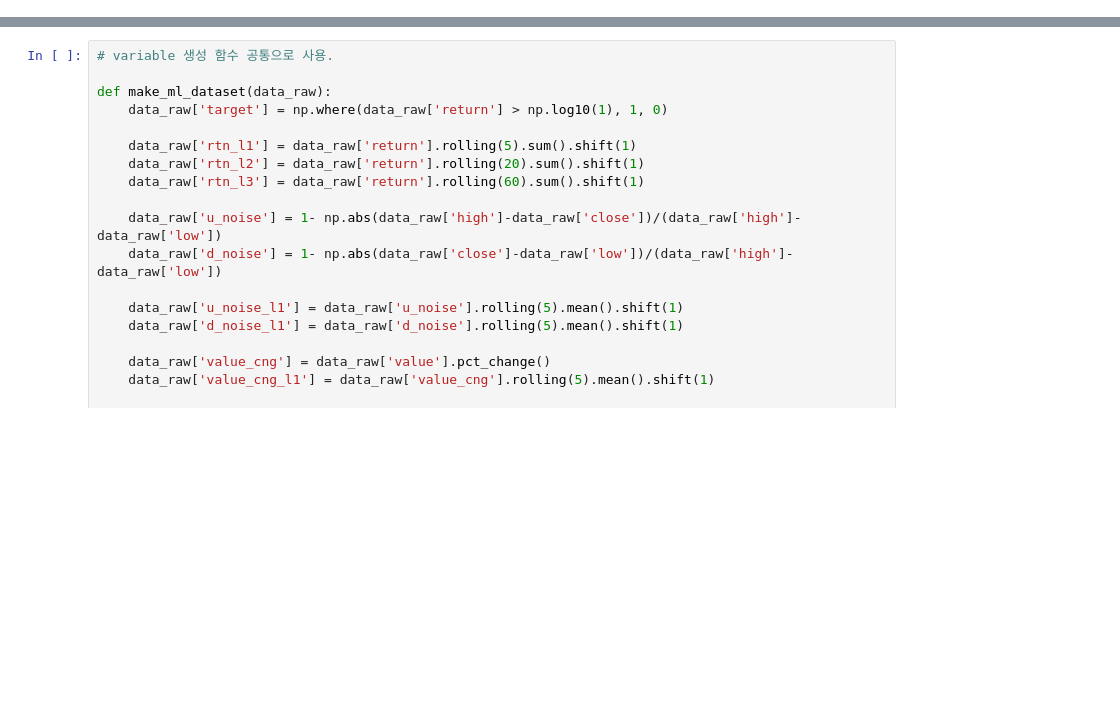
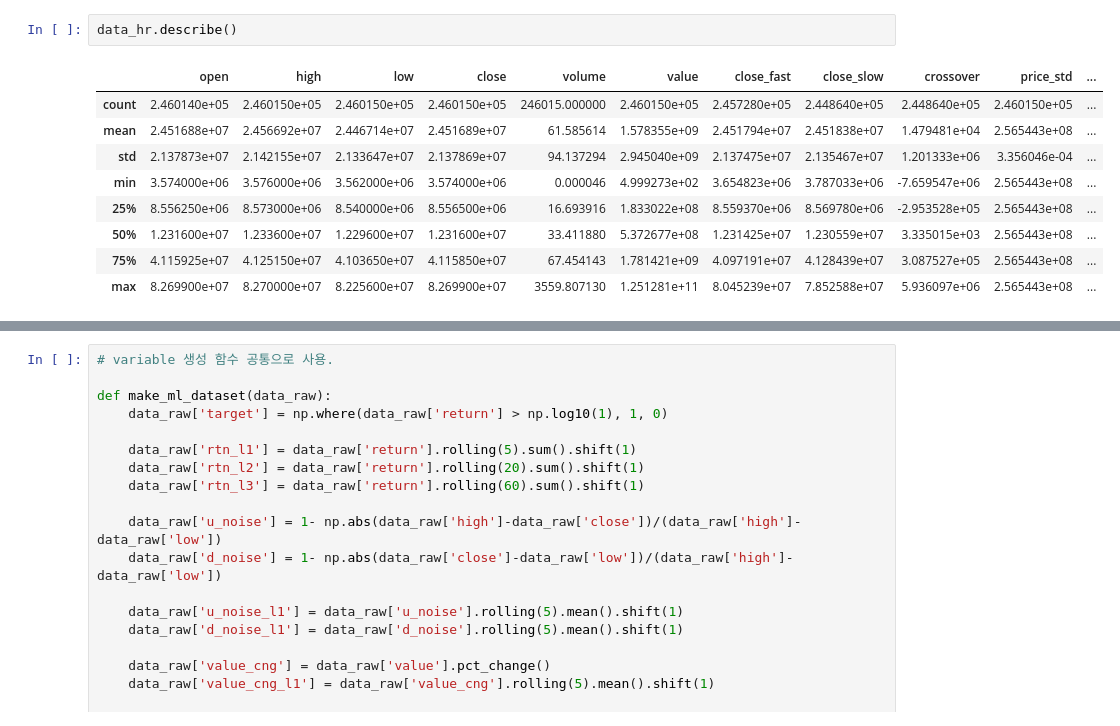
Before and after one commit to malkovich0/trading1, a Jupyter notebook: Backtest/Volatility Breakout.ipynb, the cells around one changed output, grey strips where cells are left out. Cells and saved outputs as stored; diff of their text form; blank space fills up the shorter version.

```diff
--- a/Backtest/Volatility Breakout.ipynb
+++ b/Backtest/Volatility Breakout.ipynb
@@ -643,0 +298,12 @@ class Strategy_Volatility_new(Strategy):
+# %%
+data_hr.describe()
+# %% [output]
+|  | open | high | low | close | volume | value | close_fast | close_slow | crossover | price_std | ... |
+| count | 2.460140e+05 | 2.460150e+05 | 2.460150e+05 | 2.460150e+05 | 246015.000000 | 2.460150e+05 | 2.457280e+05 | 2.448640e+05 | 2.448640e+05 | 2.460150e+05 | ... |
+| mean | 2.451688e+07 | 2.456692e+07 | 2.446714e+07 | 2.451689e+07 | 61.585614 | 1.578355e+09 | 2.451794e+07 | 2.451838e+07 | 1.479481e+04 | 2.565443e+08 | ... |
+| std | 2.137873e+07 | 2.142155e+07 | 2.133647e+07 | 2.137869e+07 | 94.137294 | 2.945040e+09 | 2.137475e+07 | 2.135467e+07 | 1.201333e+06 | 3.356046e-04 | ... |
+| min | 3.574000e+06 | 3.576000e+06 | 3.562000e+06 | 3.574000e+06 | 0.000046 | 4.999273e+02 | 3.654823e+06 | 3.787033e+06 | -7.659547e+06 | 2.565443e+08 | ... |
+| 25% | 8.556250e+06 | 8.573000e+06 | 8.540000e+06 | 8.556500e+06 | 16.693916 | 1.833022e+08 | 8.559370e+06 | 8.569780e+06 | -2.953528e+05 | 2.565443e+08 | ... |
+| 50% | 1.231600e+07 | 1.233600e+07 | 1.229600e+07 | 1.231600e+07 | 33.411880 | 5.372677e+08 | 1.231425e+07 | 1.230559e+07 | 3.335015e+03 | 2.565443e+08 | ... |
+| 75% | 4.115925e+07 | 4.125150e+07 | 4.103650e+07 | 4.115850e+07 | 67.454143 | 1.781421e+09 | 4.097191e+07 | 4.128439e+07 | 3.087527e+05 | 2.565443e+08 | ... |
+| max | 8.269900e+07 | 8.270000e+07 | 8.225600e+07 | 8.269900e+07 | 3559.807130 | 1.251281e+11 | 8.045239e+07 | 7.852588e+07 | 5.936097e+06 | 2.565443e+08 | ... |
```
Also changed, not shown: parts of 29 cells of this notebook, 14 other files.
